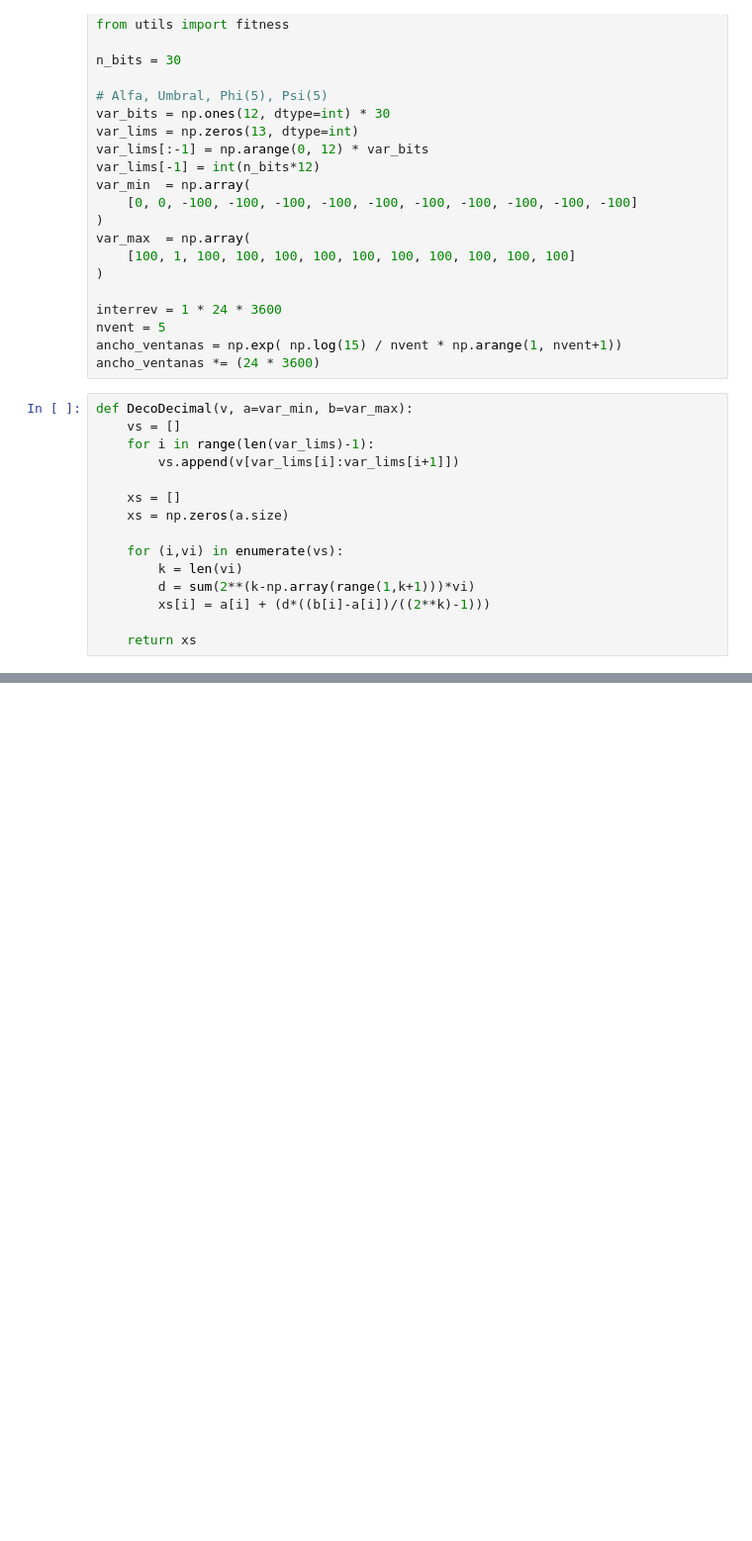
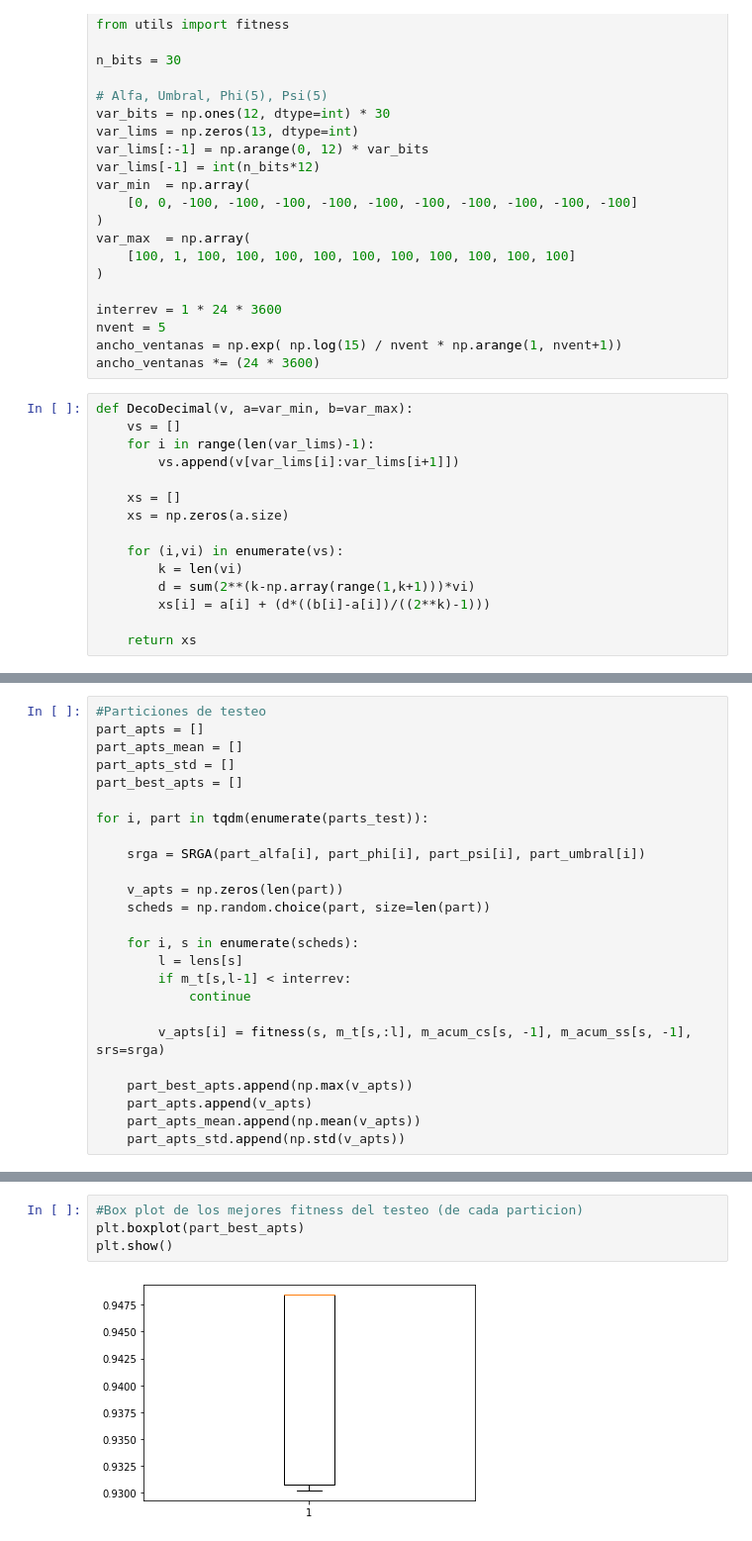
Before and after one commit to Kranioceros/ic_tps, a Jupyter notebook: main.ipynb, the cells around one changed output, grey strips where cells are left out. Shown at 99% size. Saved outputs shown, nothing was run; the diff lists cells and outputs as text; blank space fills up the shorter version.

```diff
--- a/main.ipynb
+++ b/main.ipynb
@@ -120,3 +185,28 @@ for part in tqdm(parts):
+# %%
+#Particiones de testeo
+part_apts = []
+part_apts_mean = []
+part_apts_std = []
+part_best_apts = []
+
+for i, part in tqdm(enumerate(parts_test)):
+
+    srga = SRGA(part_alfa[i], part_phi[i], part_psi[i], part_umbral[i])
+
+    v_apts = np.zeros(len(part))
+    scheds = np.random.choice(part, size=len(part))
+
+    for i, s in enumerate(scheds):
+        l = lens[s]
+        if m_t[s,l-1] < interrev:
+            continue
+
+        v_apts[i] = fitness(s, m_t[s,:l], m_acum_cs[s, -1], m_acum_ss[s, -1], srs=srga)
+
+    part_best_apts.append(np.max(v_apts))
+    part_apts.append(v_apts)
+    part_apts_mean.append(np.mean(v_apts))
+    part_apts_std.append(np.std(v_apts))
 # %%
 mejores_fitnesses
 # %% [output]
@@ -144,0 +234,6 @@ plt.show()
+# %%
+#Box plot de los mejores fitness del testeo (de cada particion)
+plt.boxplot(part_best_apts)
+plt.show()
+# %% [output]
+[figure, added]
```
Also changed, not shown: parts of 13 cells of this notebook, 6 other files.
